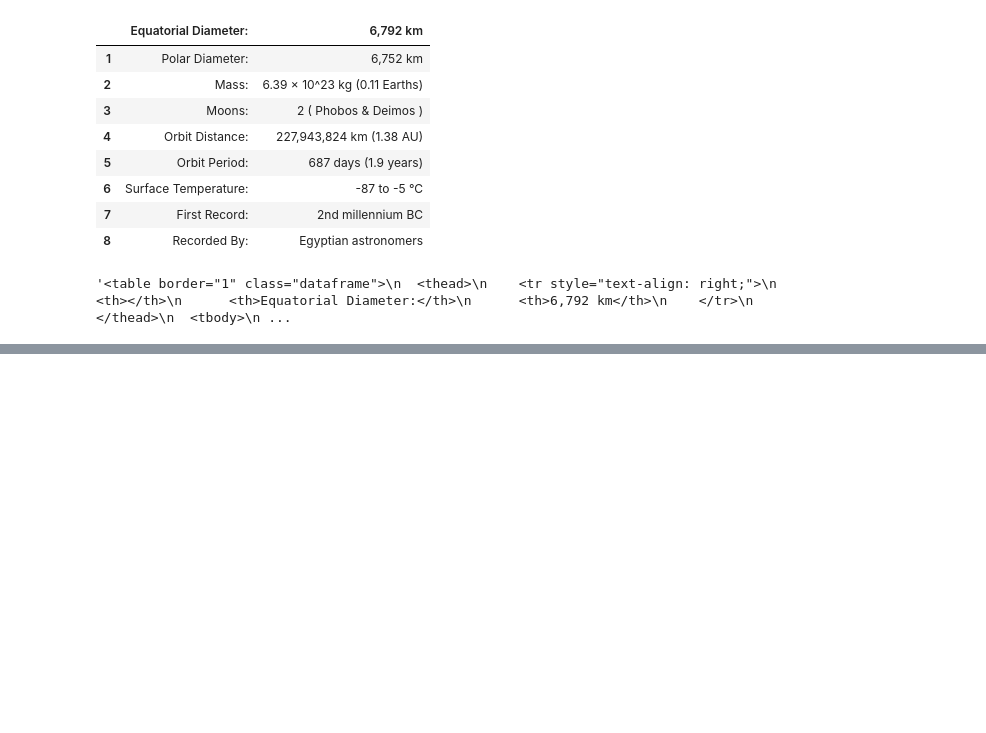
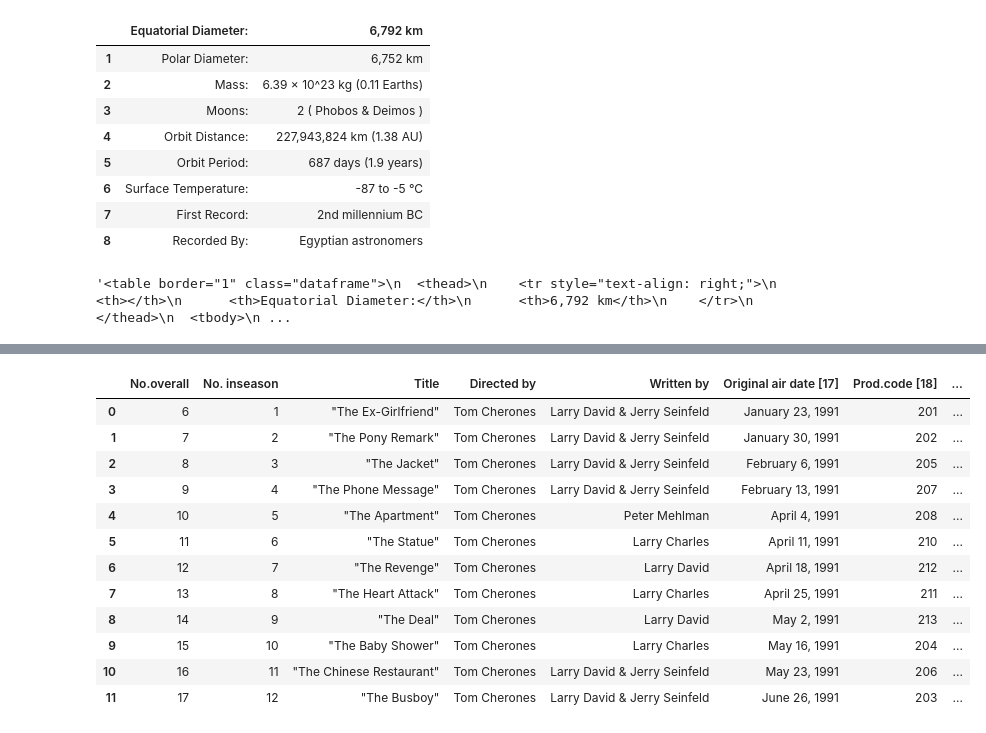
Before and after one commit to jackfarnsworth/web-scraping-challenge, a Jupyter notebook: Mission_to_Mars/mission_to_mars.ipynb, the cells around one changed output, grey strips where cells are left out. Drawn from its saved outputs; the diff is of its cells as text; code cells hidden in the pictures; blank space fills up the shorter version.

```diff
--- a/Mission_to_Mars/mission_to_mars.ipynb
+++ b/Mission_to_Mars/mission_to_mars.ipynb
@@ -118,0 +171,3 @@ browser.visit('https://galaxyfacts-mars.com/')
+# %%
+tables = pd.read_html('https://en.wikipedia.org/wiki/List_of_Seinfeld_episodes#Season_1_1989-90')
+tables = pd.read_html('https://en.wikipedia.org/wiki/List_of_Seinfeld_episodes#Season_1_1989-90')
@@ -118,0 +203,16 @@ browser.visit('https://galaxyfacts-mars.com/')
+# %%
+tables[2]
+# %% [output]
+|  | No.overall | No. inseason | Title | Directed by | Written by | Original air date [17] | Prod.code [18] | ... |
+| 0 | 6 | 1 | "The Ex-Girlfriend" | Tom Cherones | Larry David & Jerry Seinfeld | January 23, 1991 | 201 | ... |
+| 1 | 7 | 2 | "The Pony Remark" | Tom Cherones | Larry David & Jerry Seinfeld | January 30, 1991 | 202 | ... |
+| 2 | 8 | 3 | "The Jacket" | Tom Cherones | Larry David & Jerry Seinfeld | February 6, 1991 | 205 | ... |
+| 3 | 9 | 4 | "The Phone Message" | Tom Cherones | Larry David & Jerry Seinfeld | February 13, 1991 | 207 | ... |
+| 4 | 10 | 5 | "The Apartment" | Tom Cherones | Peter Mehlman | April 4, 1991 | 208 | ... |
+| 5 | 11 | 6 | "The Statue" | Tom Cherones | Larry Charles | April 11, 1991 | 210 | ... |
+| 6 | 12 | 7 | "The Revenge" | Tom Cherones | Larry David | April 18, 1991 | 212 | ... |
+| 7 | 13 | 8 | "The Heart Attack" | Tom Cherones | Larry Charles | April 25, 1991 | 211 | ... |
+| 8 | 14 | 9 | "The Deal" | Tom Cherones | Larry David | May 2, 1991 | 213 | ... |
+| 9 | 15 | 10 | "The Baby Shower" | Tom Cherones | Larry Charles | May 16, 1991 | 204 | ... |
+| 10 | 16 | 11 | "The Chinese Restaurant" | Tom Cherones | Larry David & Jerry Seinfeld | May 23, 1991 | 206 | ... |
+| 11 | 17 | 12 | "The Busboy" | Tom Cherones | Larry David & Jerry Seinfeld | June 26, 1991 | 203 | ... |
```
Also changed, not shown: parts of 10 cells of this notebook, 3 other files.
